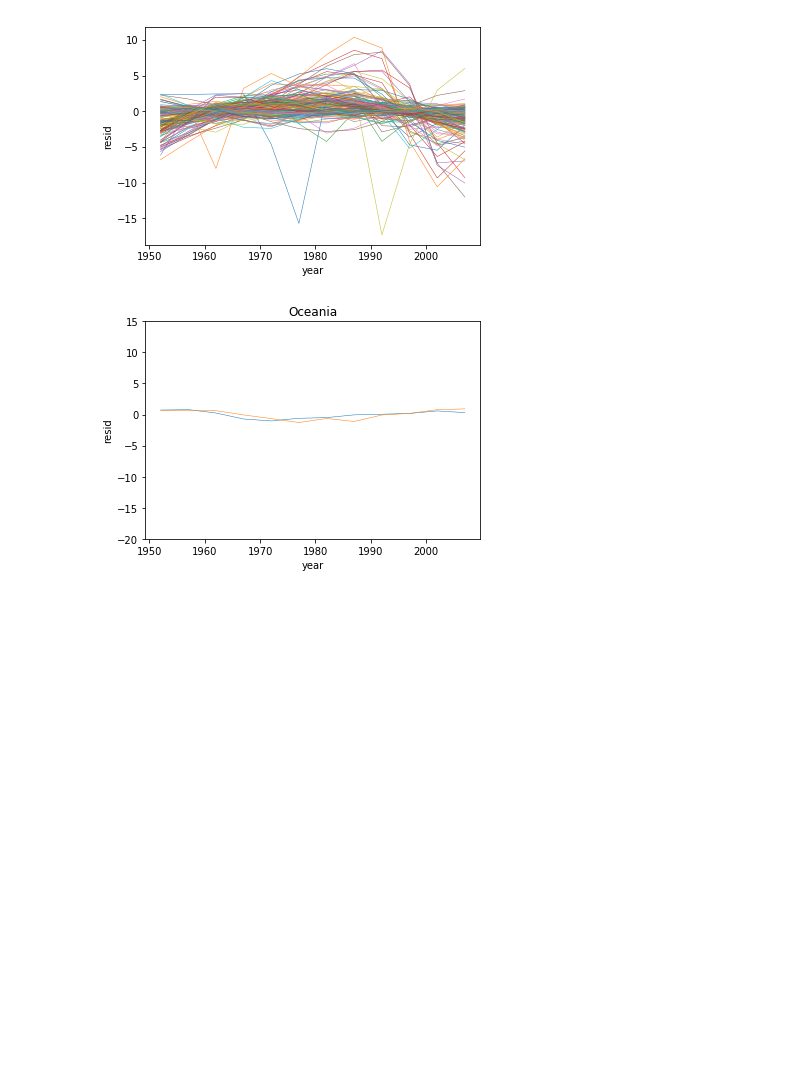
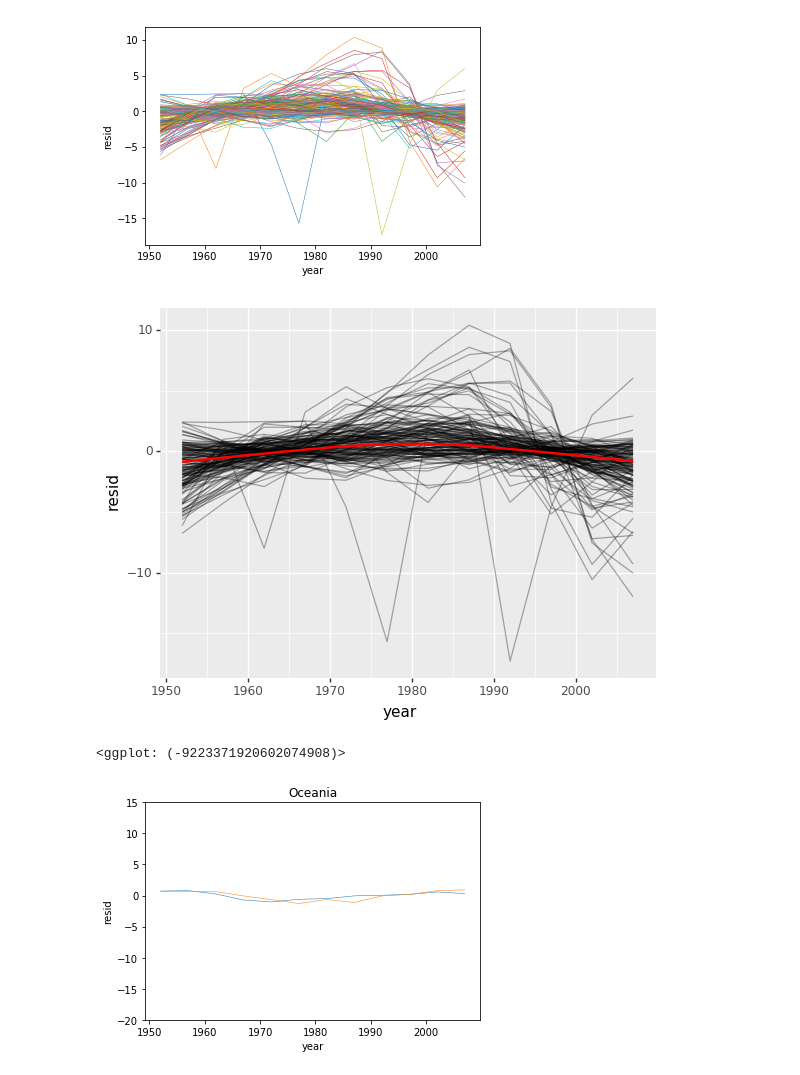
Before and after one commit to WHUFT/WHU_FinTech_Workshop, a Jupyter notebook: 10-研究方法学习班/11-金融数据科学/08-数据建模（22-25章）/Chapter25/Chapter25.ipynb, the cells around one changed output. Cells and saved outputs as stored; diff of their text form; code cells hidden in the pictures; blank space fills up the shorter version.

```diff
--- a/10-研究方法学习班/11-金融数据科学/08-数据建模（22-25章）/Chapter25/Chapter25.ipynb
+++ b/10-研究方法学习班/11-金融数据科学/08-数据建模（22-25章）/Chapter25/Chapter25.ipynb
@@ -124,3 +146,20 @@ draw_figure2(gapminder_g)
 # %% [output]
 [figure]
+# %%
+'''
+by Chenxi Zhang, 20201217:
+1.求并画每个国家残差
+'''
+#求残差
+l_y_resids = gapminder.groupby(by=['country','continent']).apply(lambda x:smf.ols(formula='lifeExp~year',data=x).fit().resid)
+l_y_resids = l_y_resids.reset_index().rename(columns = {0:'resid'})
+resids = pd.concat([gapminder,l_y_resids['resid']],axis=1)
+
+#画图
+(ggplot(resids,aes('year', 'resid')) +
+    geom_line(aes(group = 'country'), alpha = 1 / 3) +
+    geom_smooth(se = False,color='red',method = 'lowess'))
+# %% [output]
+[figure, added]
+<ggplot: (-9223371920602074908)>
 # %%
```
Also changed, not shown: parts of 17 cells of this notebook.
